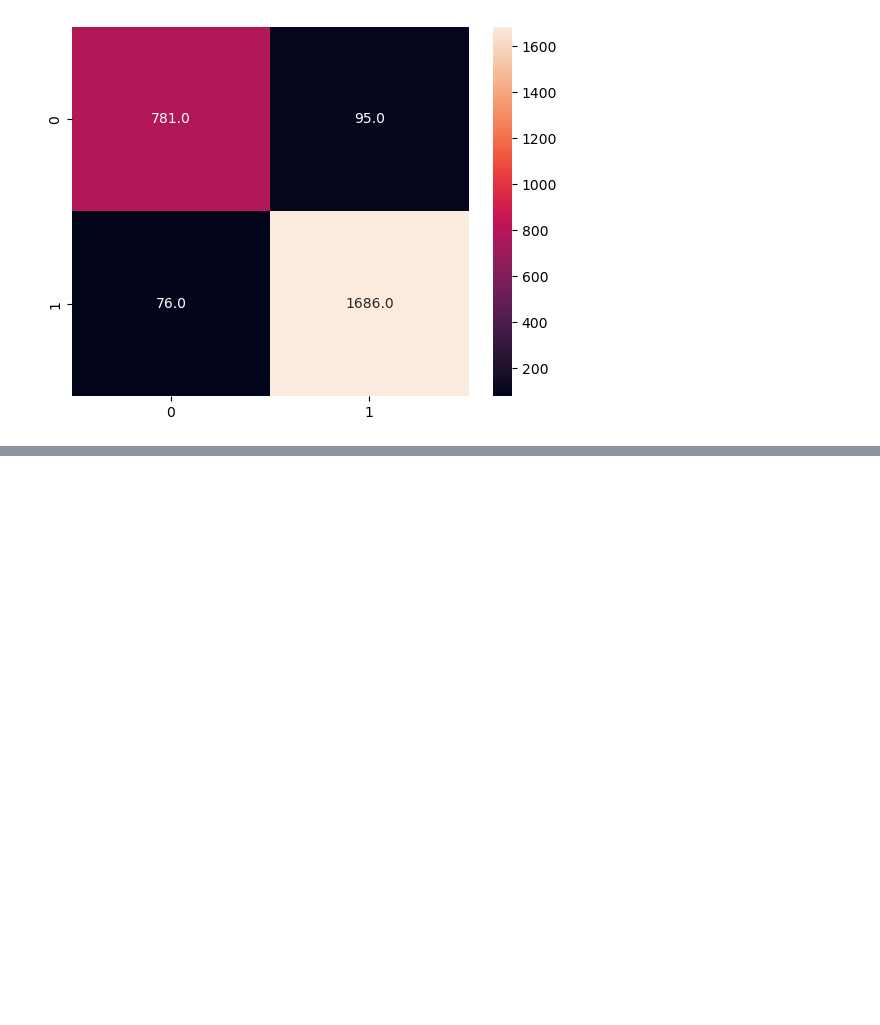
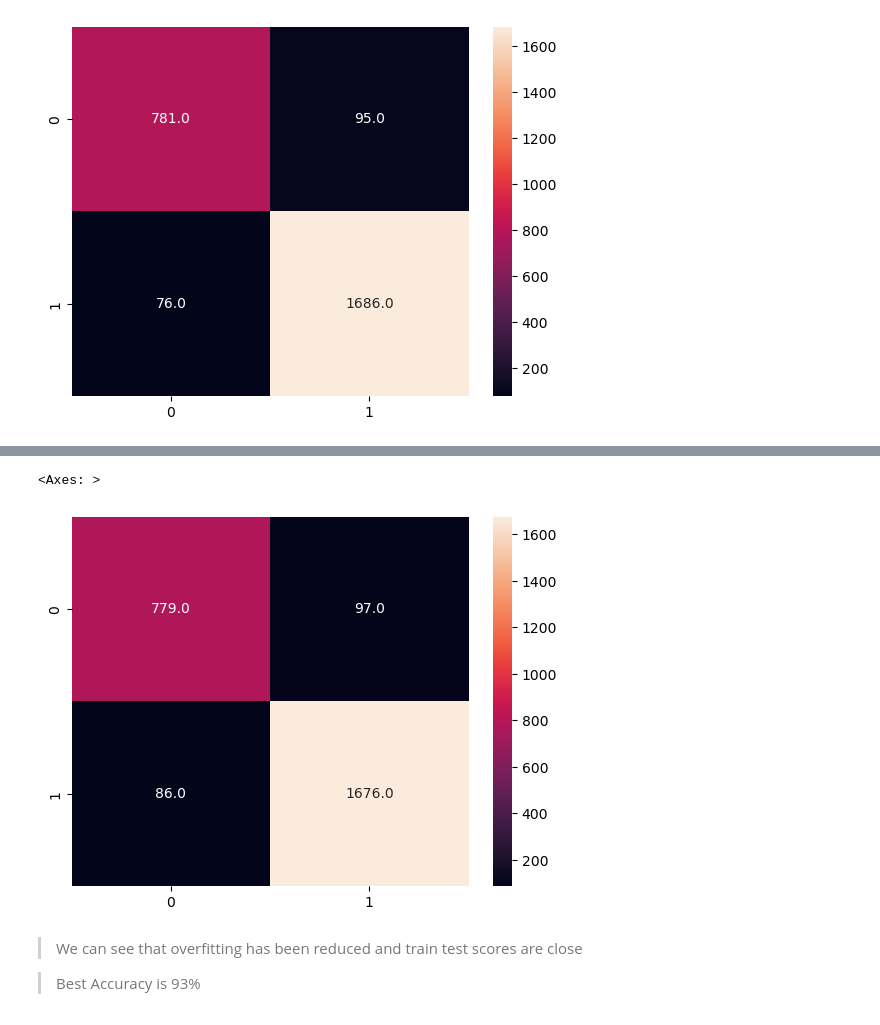
Before and after one commit to abhishek-paul-d/AirlinePassenger-Referral-Predictor, a Jupyter notebook: experiments.ipynb, the cells around one changed output, grey strips where cells are left out. Cells and saved outputs as stored; diff of their text form; code cells hidden in the pictures; blank space fills up the shorter version.

```diff
--- a/experiments.ipynb
+++ b/experiments.ipynb
@@ -735,0 +895,11 @@ sns.heatmap(confusion_mat_clf_lr,annot=True,fmt='0.1f')
+# %%
+params_rf={'criterion':['gini','entropy','logloss'],
+           'max_depth':[3,5,7,10],
+          'min_samples_leaf':[5,7,10],
+           'n_estimators':[10,25,30] }
+# %%
+##hyper-parameter tuning
+rf_class_hyper=GridSearchCV(rf_class,params_rf,cv=cv,n_jobs=-1,scoring='accuracy')
+# %%
+##fit and train data
+rf_class_hyper.fit(X_train,y_train)
@@ -735,0 +914,3 @@ sns.heatmap(confusion_mat_clf_lr,annot=True,fmt='0.1f')
+# %%
+##prediction
+y_pred_rf_hyper=rf_class_hyper.predict(X_test)
@@ -735,0 +944,11 @@ sns.heatmap(confusion_mat_clf_lr,annot=True,fmt='0.1f')
+# %%
+##confusion matrix
+confusion_mat_rf_hyper=confusion_matrix(y_test,y_pred_rf_hyper)
+sns.heatmap(confusion_mat_rf_hyper,annot=True,fmt='.1f')
+# %% [output]
+<Axes: >
+[figure, added]
+# %% [markdown]
+>We can see that overfitting has been reduced and train test scores are close
+
+>Best Accuracy is 93%
```
Also changed, not shown: parts of 31 cells of this notebook.
